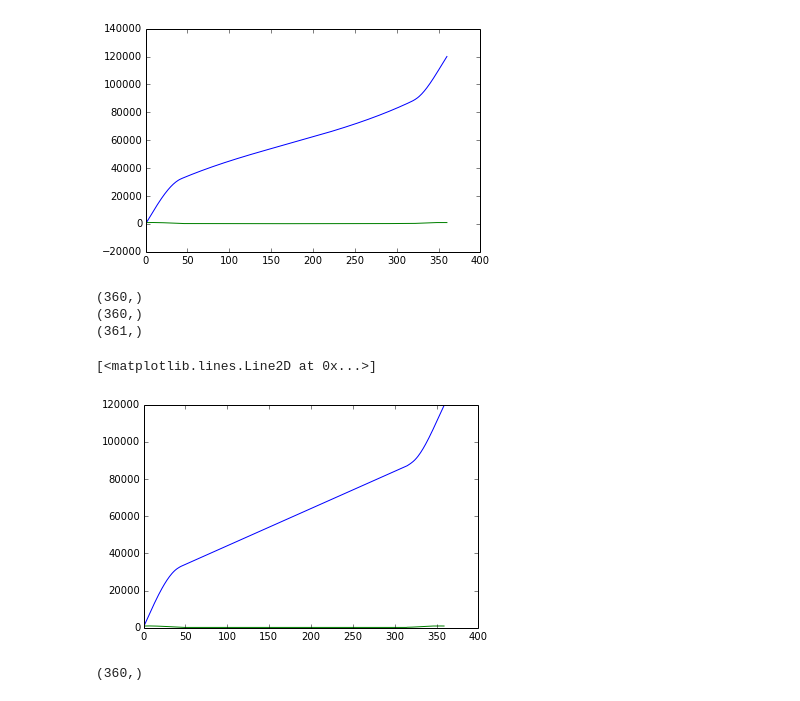
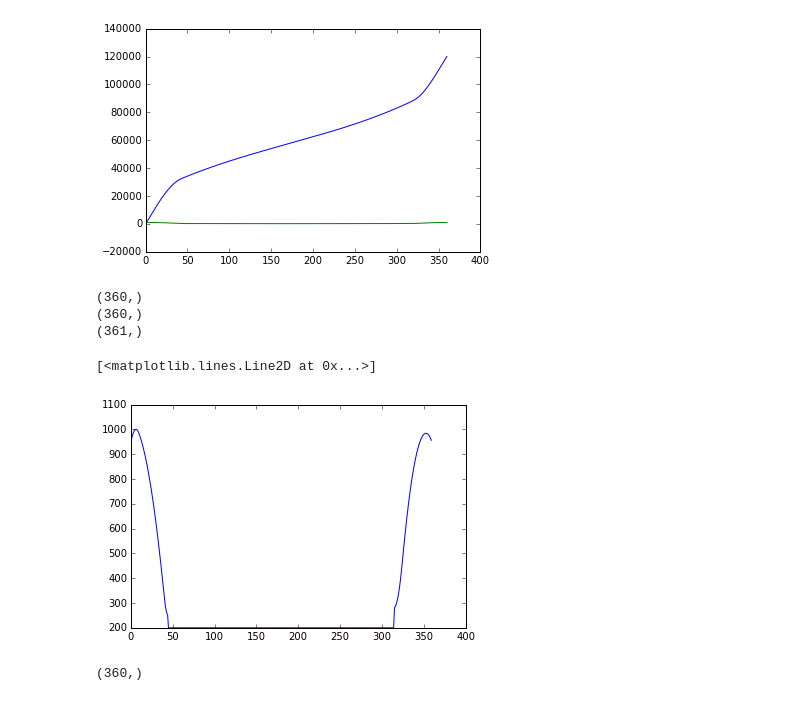
Before and after one commit to UBC-MOAD/buildcanyon, a Jupyter notebook: Bathymetry/GenerateNonUniformBathymetry360x360.ipynb, the cells around one changed output. Cells and saved outputs as stored; diff of their text form; code cells hidden in the pictures.

```diff
--- a/Bathymetry/GenerateNonUniformBathymetry360x360.ipynb
+++ b/Bathymetry/GenerateNonUniformBathymetry360x360.ipynb
@@ -61,25 +61,25 @@ plt.plot(x_vary[1:],delx_AS_Boundaries)
 # %%
 x_edge = np.zeros(361)
 
 x_edge[0:45] = AS_Boundaries[0:45]
 x_edge[315:] = AS_Boundaries[315:]
 x_edge[45:315] = AS_linear[45:315]
 
 x = ((x_edge[1:] + x_edge[0:-1])/2)
 delx = (x_edge[1:] - x_edge[0:-1])
 
 print (np.shape(delx))
 print (np.shape(x))
 print (np.shape(x_edge))
 #print (delx)
-plt.plot(x)
+#plt.plot(x)
 plt.plot(delx)
 # %% [output]
 (360,)
 (360,)
 (361,)
 [<matplotlib.lines.Line2D at 0x...>]
-[figure, old version]
+[figure, new version]
 # %%
 # The cross-shore (CS) variation - y-direction
 
```
Also changed, not shown: parts of 1 cell of this notebook, 1 other file.
